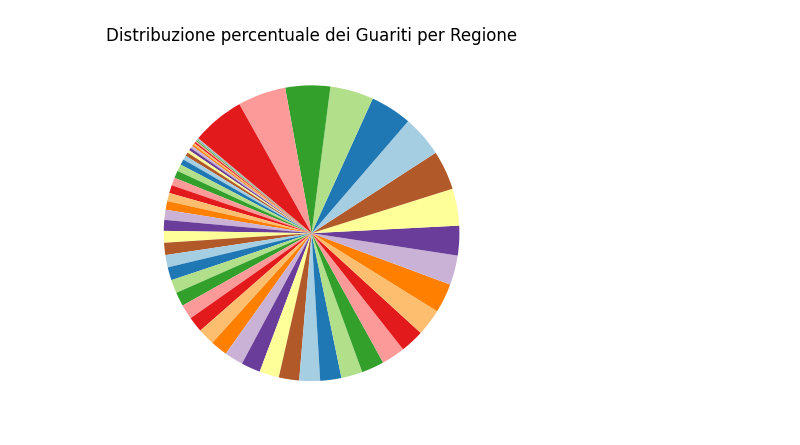
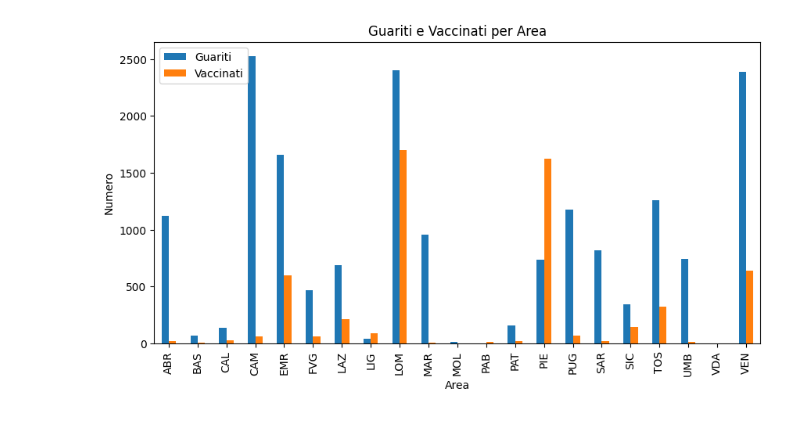
Before and after one commit to francesca-97/Jupyter, a Jupyter notebook: eserc 07-02-25.ipynb, the cells around one changed output. Cells and saved outputs as stored; diff of their text form; code cells hidden in the pictures.

```diff
--- a/eserc 07-02-25.ipynb
+++ b/eserc 07-02-25.ipynb
@@ -6,5 +7 @@ from matplotlib import pyplot as plt
 df = pd.read_csv("copertura-vaccinale.csv", sep=",")
-# %%
-df = df.loc [:, [ "fascia_anagrafica", "guariti", "vaccinati"]]
-# %%
-df = df.sort_values(by="guariti")
@@ -21,7 +8,14 @@ plt.show()
-# %%
-
-plt.pie(df["guariti"], startangle=140, colors=plt.cm.Paired.colors)
-plt.title("Distribuzione percentuale dei Guariti per Regione")
-plt.show()
-# %% [output]
-[figure, removed]
+# %%
+# Raggruppa per 'area' e somma guariti e vaccinati
+df_grouped = df.groupby("area")[["guariti", "vaccinati"]].sum()
+
+# Plot dei dati
+df_grouped.plot(kind="bar", figsize=(10, 5))
+plt.xlabel("Area")
+plt.ylabel("Numero")
+plt.title("Guariti e Vaccinati per Area")
+plt.legend(["Guariti", "Vaccinati"])
+plt.xticks(rotation=90)
+plt.show()
+# %% [output]
+[figure, added]
```
Also changed, not shown: parts of 8 cells of this notebook, 1 other file.
